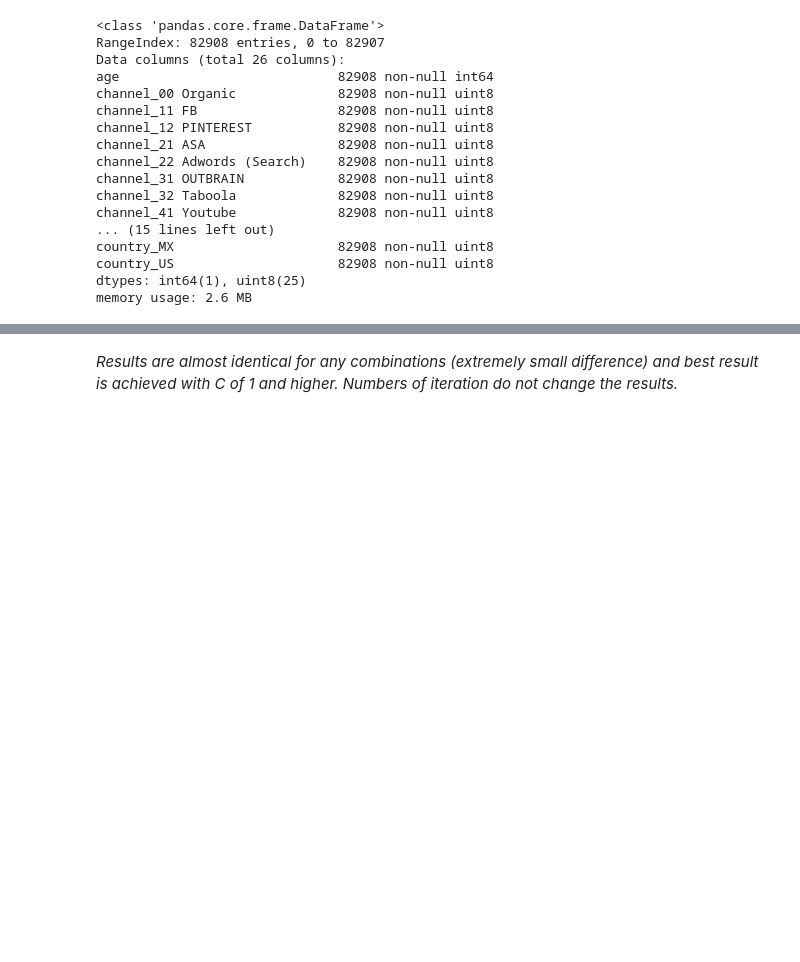
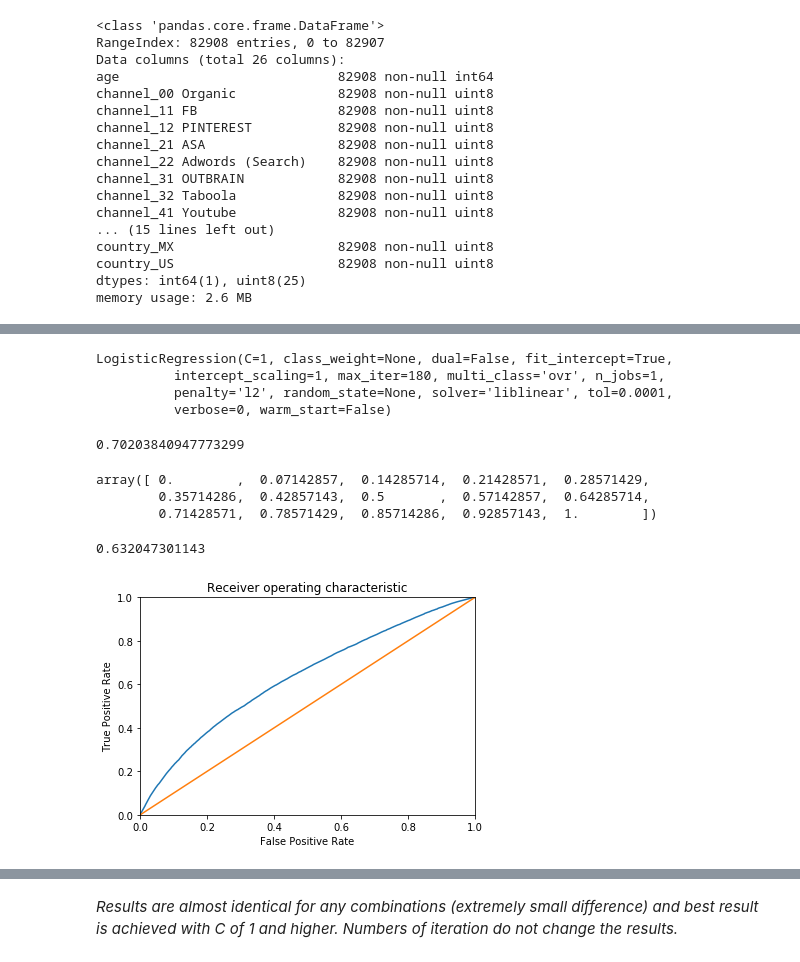
Before and after one commit to Charles1104/8fit, a Jupyter notebook: charles_verleyen_analysis_predictions.ipynb, the cells around one changed output, grey strips where cells are left out. Drawn from its saved outputs; the diff is of its cells as text; code cells hidden in the pictures; blank space fills up the shorter version.

```diff
--- a/charles_verleyen_analysis_predictions.ipynb
+++ b/charles_verleyen_analysis_predictions.ipynb
@@ -317,3 +374,47 @@ Test score (accuracy):  0.70431793511
+# %%
+LR_final2 = LogisticRegression(C = 1, max_iter = 180)
+# %%
+LR_final2.fit(train_x[important_features], train_y)
+# %% [output]
+LogisticRegression(C=1, class_weight=None, dual=False, fit_intercept=True,
+          intercept_scaling=1, max_iter=180, multi_class='ovr', n_jobs=1,
+          penalty='l2', random_state=None, solver='liblinear', tol=0.0001,
+          verbose=0, warm_start=False)
+# %%
+LR_final2.score(train_x[important_features], train_y)
+# %% [output]
+0.70203840947773299
+# %%
+proba_train_x = LR_final.predict_proba(train_x)[:,1]
+# %%
+a = np.linspace(0,1,15)
+# %%
+a
+# %% [output]
+array([ 0.        ,  0.07142857,  0.14285714,  0.21428571,  0.28571429,
+        0.35714286,  0.42857143,  0.5       ,  0.57142857,  0.64285714,
+        0.71428571,  0.78571429,  0.85714286,  0.92857143,  1.        ])
+# %%
+fpr = dict()
+tpr = dict()
+roc_auc = dict()
+for i in range(2):
+    fpr[i], tpr[i], _ = roc_curve(train_y, proba_train_x)
+    roc_auc[i] = auc(fpr[i], tpr[i])
+
+print(roc_auc_score(train_y, proba_train_x))
+plt.figure()
+plt.plot(fpr[1], tpr[1])
+plt.plot(a, a)
+plt.xlim([0.0, 1.0])
+plt.ylim([0.0, 1.0])
+plt.xlabel('False Positive Rate')
+plt.ylabel('True Positive Rate')
+plt.title('Receiver operating characteristic')
+plt.show()
+# %% [output]
+0.632047301143
+[figure, added]
 # %%
 #Function to draw the accuracy of all the combinations of the hyperparameters
 def performance(results, param1, param2):
```
Also changed, not shown: parts of 22 cells of this notebook.
